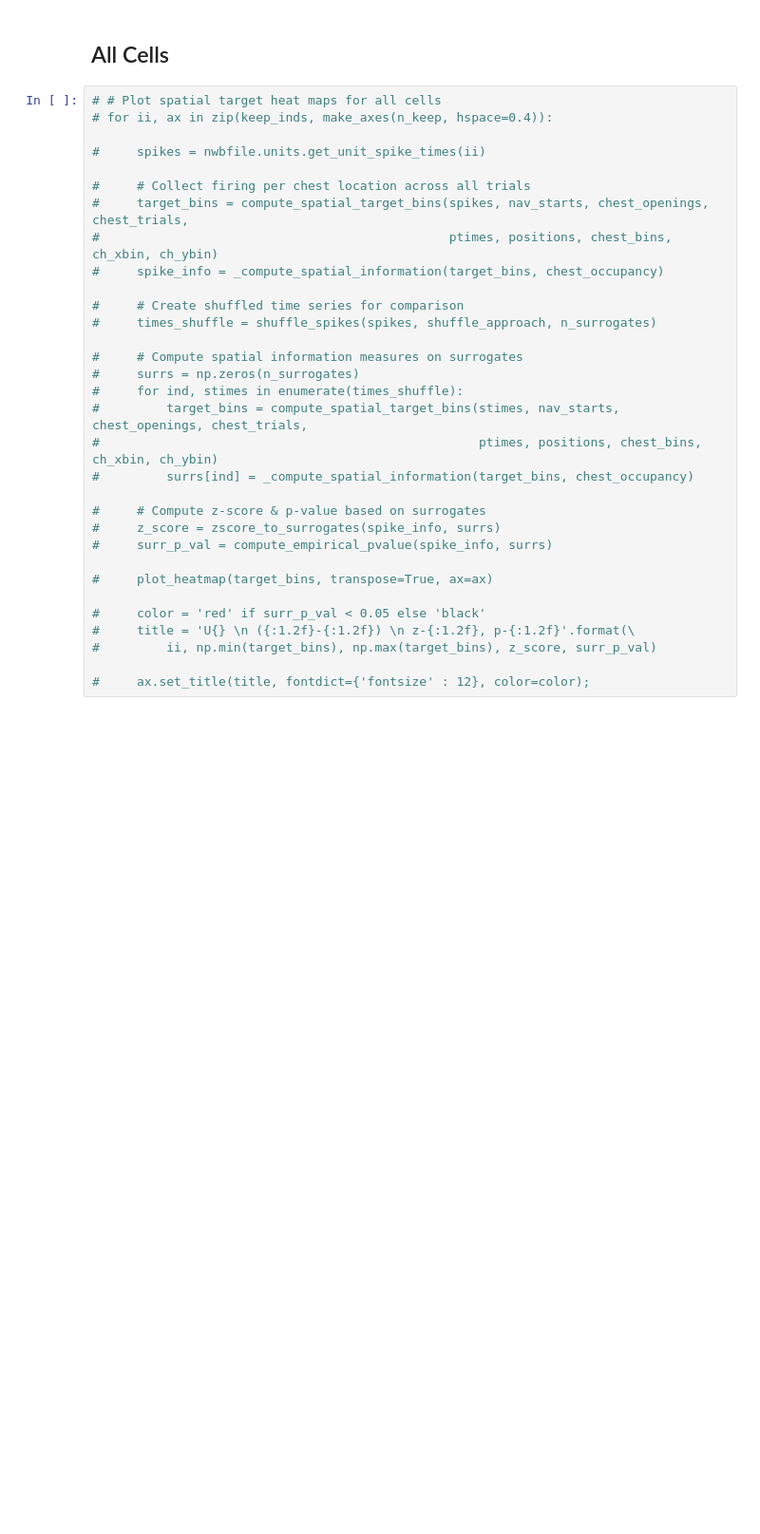
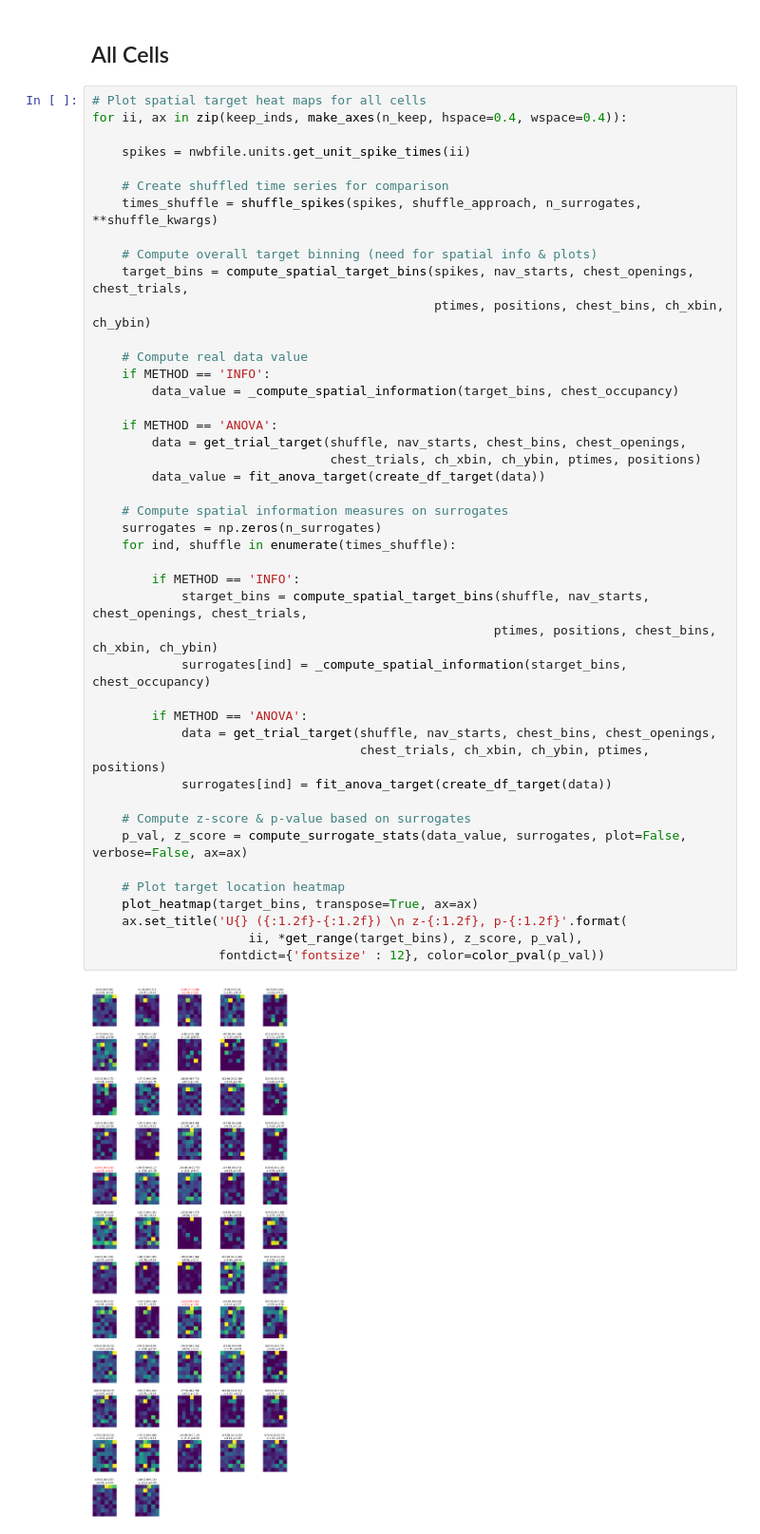
Before and after one commit to HSUPipeline/AnalyzeTH, a Jupyter notebook: notebooks/03-SpatialTargetCells.ipynb, the cells around one changed output. Shown at 95% size. Drawn from its saved outputs; the diff is of its cells as text; blank space fills up the shorter version.

```diff
--- a/notebooks/03-SpatialTargetCells.ipynb
+++ b/notebooks/03-SpatialTargetCells.ipynb
@@ -233,34 +277,48 @@ plot_surrogates(surrs, spike_info, surr_p_val)
 # %% [markdown]
 ## All Cells
 # %%
-# # Plot spatial target heat maps for all cells
-# for ii, ax in zip(keep_inds, make_axes(n_keep, hspace=0.4)):
+# Plot spatial target heat maps for all cells
+for ii, ax in zip(keep_inds, make_axes(n_keep, hspace=0.4, wspace=0.4)):
 
-#     spikes = nwbfile.units.get_unit_spike_times(ii)
+    spikes = nwbfile.units.get_unit_spike_times(ii)
 
-#     # Collect firing per chest location across all trials
-#     target_bins = compute_spatial_target_bins(spikes, nav_starts, chest_openings, chest_trials,
-#                                               ptimes, positions, chest_bins, ch_xbin, ch_ybin)
-#     spike_info = _compute_spatial_information(target_bins, chest_occupancy)
+    # Create shuffled time series for comparison
+    times_shuffle = shuffle_spikes(spikes, shuffle_approach, n_surrogates, **shuffle_kwargs)
 
-#     # Create shuffled time series for comparison
-#     times_shuffle = shuffle_spikes(spikes, shuffle_approach, n_surrogates)
+    # Compute overall target binning (need for spatial info & plots)
+    target_bins = compute_spatial_target_bins(spikes, nav_starts, chest_openings, chest_trials,
+                                              ptimes, positions, chest_bins, ch_xbin, ch_ybin)
 
-#     # Compute spatial information measures on surrogates
-#     surrs = np.zeros(n_surrogates)
-#     for ind, stimes in enumerate(times_shuffle):
-#         target_bins = compute_spatial_target_bins(stimes, nav_starts, chest_openings, chest_trials,
-#                                                   ptimes, positions, chest_bins, ch_xbin, ch_ybin)
-#         surrs[ind] = _compute_spatial_information(target_bins, chest_occupancy)
+    # Compute real data value
+    if METHOD == 'INFO':
+        data_value = _compute_spatial_information(target_bins, chest_occupancy)
 
-#     # Compute z-score & p-value based on surrogates
-#     z_score = zscore_to_surrogates(spike_info, surrs)
-#     surr_p_val = compute_empirical_pvalue(spike_info, surrs)
+    if METHOD == 'ANOVA':
+        data = get_trial_target(shuffle, nav_starts, chest_bins, chest_openings,
+                                chest_trials, ch_xbin, ch_ybin, ptimes, positions)
+        data_value = fit_anova_target(create_df_target(data))
 
-#     plot_heatmap(target_bins, transpose=True, ax=ax)
+    # Compute spatial information measures on surrogates
+    surrogates = np.zeros(n_surrogates)
+    for ind, shuffle in enumerate(times_shuffle):
 
-#     color = 'red' if surr_p_val < 0.05 else 'black'
-#     title = 'U{} \n ({:1.2f}-{:1.2f}) \n z-{:1.2f}, p-{:1.2f}'.format(\
-#         ii, np.min(target_bins), np.max(target_bins), z_score, surr_p_val)
+        if METHOD == 'INFO':
+            starget_bins = compute_spatial_target_bins(shuffle, nav_starts, chest_openings, chest_trials,
+                                                      ptimes, positions, chest_bins, ch_xbin, ch_ybin)
+            surrogates[ind] = _compute_spatial_information(starget_bins, chest_occupancy)
 
-#     ax.set_title(title, fontdict={'fontsize' : 12}, color=color);
+        if METHOD == 'ANOVA':
+            data = get_trial_target(shuffle, nav_starts, chest_bins, chest_openings,
+                                    chest_trials, ch_xbin, ch_ybin, ptimes, positions)
+            surrogates[ind] = fit_anova_target(create_df_target(data))
+
+    # Compute z-score & p-value based on surrogates
+    p_val, z_score = compute_surrogate_stats(data_value, surrogates, plot=False, verbose=False, ax=ax)
+
+    # Plot target location heatmap
+    plot_heatmap(target_bins, transpose=True, ax=ax)
+    ax.set_title('U{} ({:1.2f}-{:1.2f}) \n z-{:1.2f}, p-{:1.2f}'.format(
+                     ii, *get_range(target_bins), z_score, p_val),
+                 fontdict={'fontsize' : 12}, color=color_pval(p_val))
+# %% [output]
+[figure, added]
```
Also changed, not shown: parts of 31 cells of this notebook, 1 other file.
